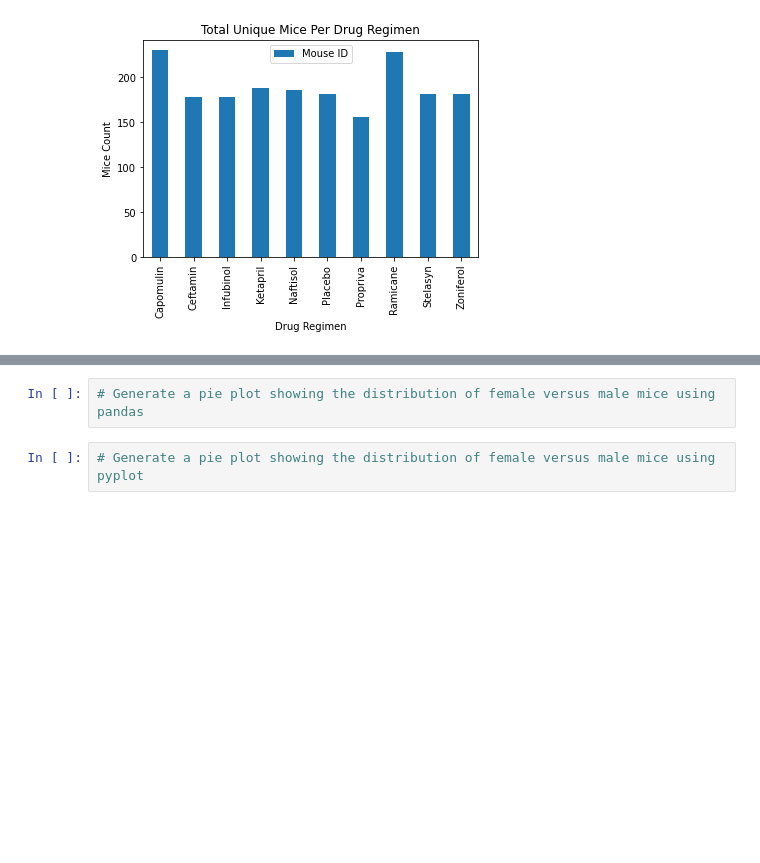
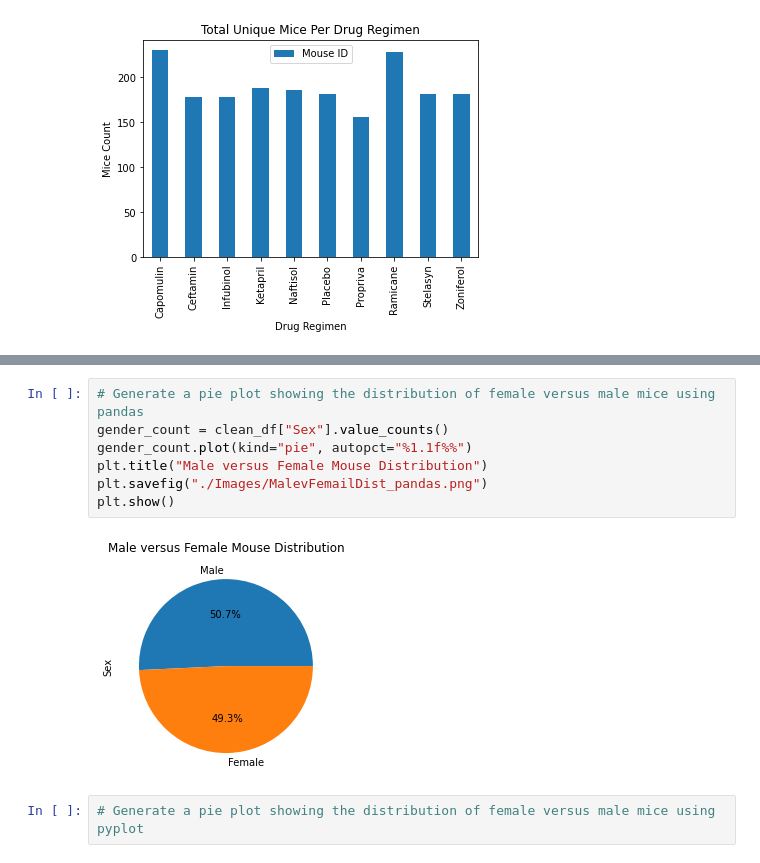
Before and after one commit to sean-galloway/matplotlib_Pymaceuticals, a Jupyter notebook: pymaceuticals.ipynb, the cells around one changed output, grey strips where cells are left out. Cells and saved outputs as stored; diff of their text form; blank space fills up the shorter version.

Commit message:
finished Bar and Pie Charts

```diff
--- a/pymaceuticals.ipynb
+++ b/pymaceuticals.ipynb
@@ -178,6 +177,13 @@ plt.show()
 [figure]
 # %%
 # Generate a pie plot showing the distribution of female versus male mice using pandas
+gender_count = clean_df["Sex"].value_counts()
+gender_count.plot(kind="pie", autopct="%1.1f%%")
+plt.title("Male versus Female Mouse Distribution")
+plt.savefig("./Images/MalevFemailDist_pandas.png")
+plt.show()
+# %% [output]
+[figure, added]
 # %%
 # Generate a pie plot showing the distribution of female versus male mice using pyplot
 # %% [markdown]
```
Also changed, not shown: parts of 1 cell of this notebook, 2 other files.
